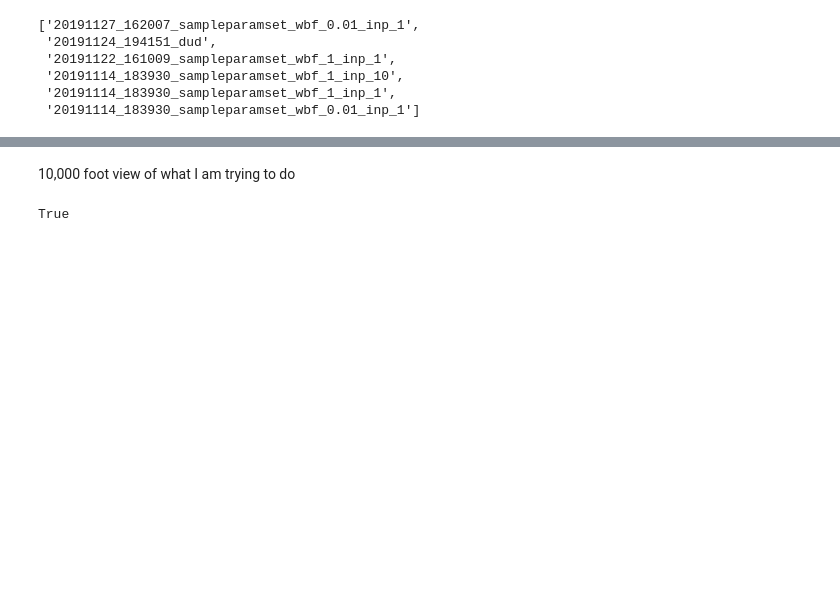
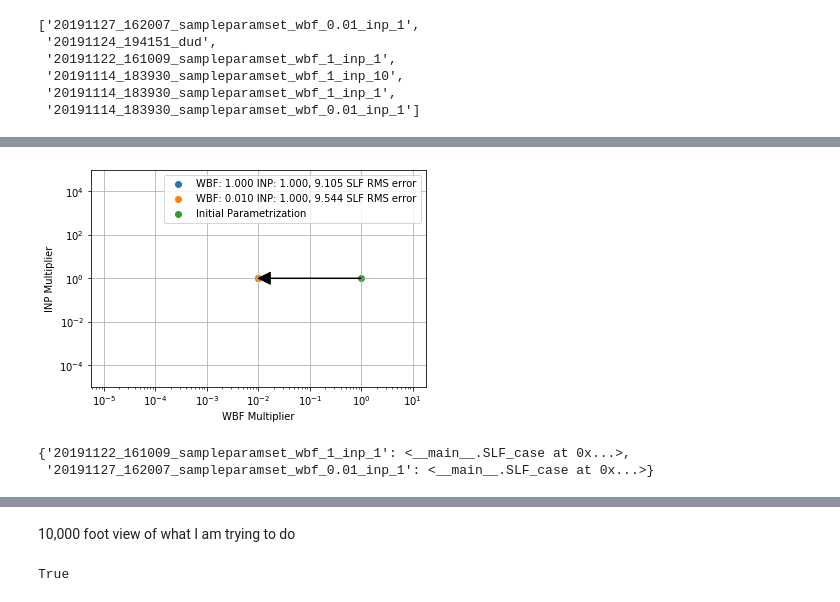
Before and after one commit to jshaw35/netcdf_analysis, a Jupyter notebook: parameterspace.ipynb, the cells around one changed output, grey strips where cells are left out. Drawn from its saved outputs; the diff is of its cells as text; code cells hidden in the pictures; blank space fills up the shorter version.

```diff
--- a/parameterspace.ipynb
+++ b/parameterspace.ipynb
@@ -35,0 +224,9 @@ cases = ['20191127_162007_sampleparamset_wbf_0.01_inp_1', '20191122_161009_sampl
+# %%
+_temp = test.plot_parameterspace()
+# %% [output]
+[figure, added]
+# %%
+test.cases
+# %% [output]
+{'20191122_161009_sampleparamset_wbf_1_inp_1': <__main__.SLF_case at 0x...>,
+ '20191127_162007_sampleparamset_wbf_0.01_inp_1': <__main__.SLF_case at 0x...>}
```
Also changed, not shown: parts of 34 cells of this notebook, 2 other files.
